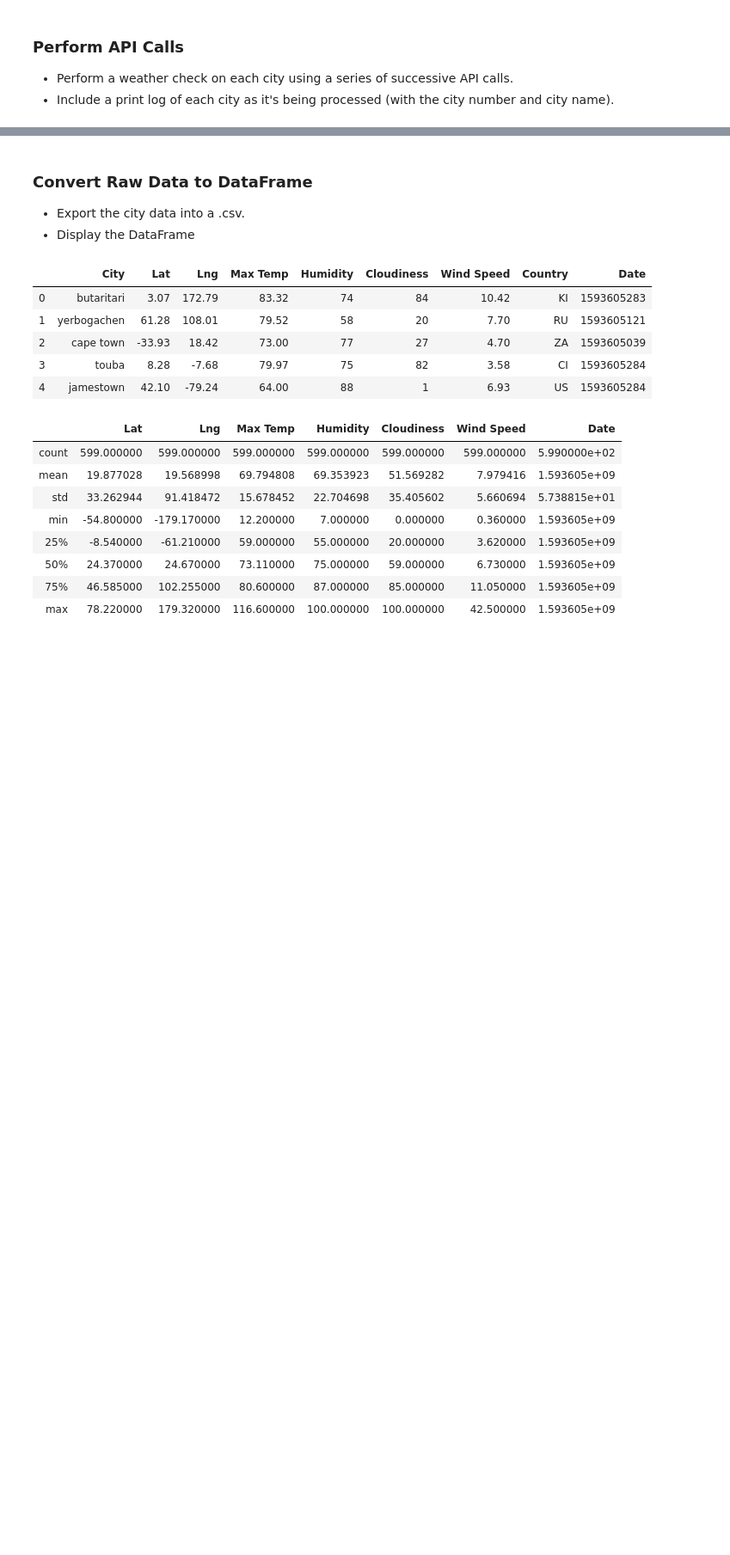
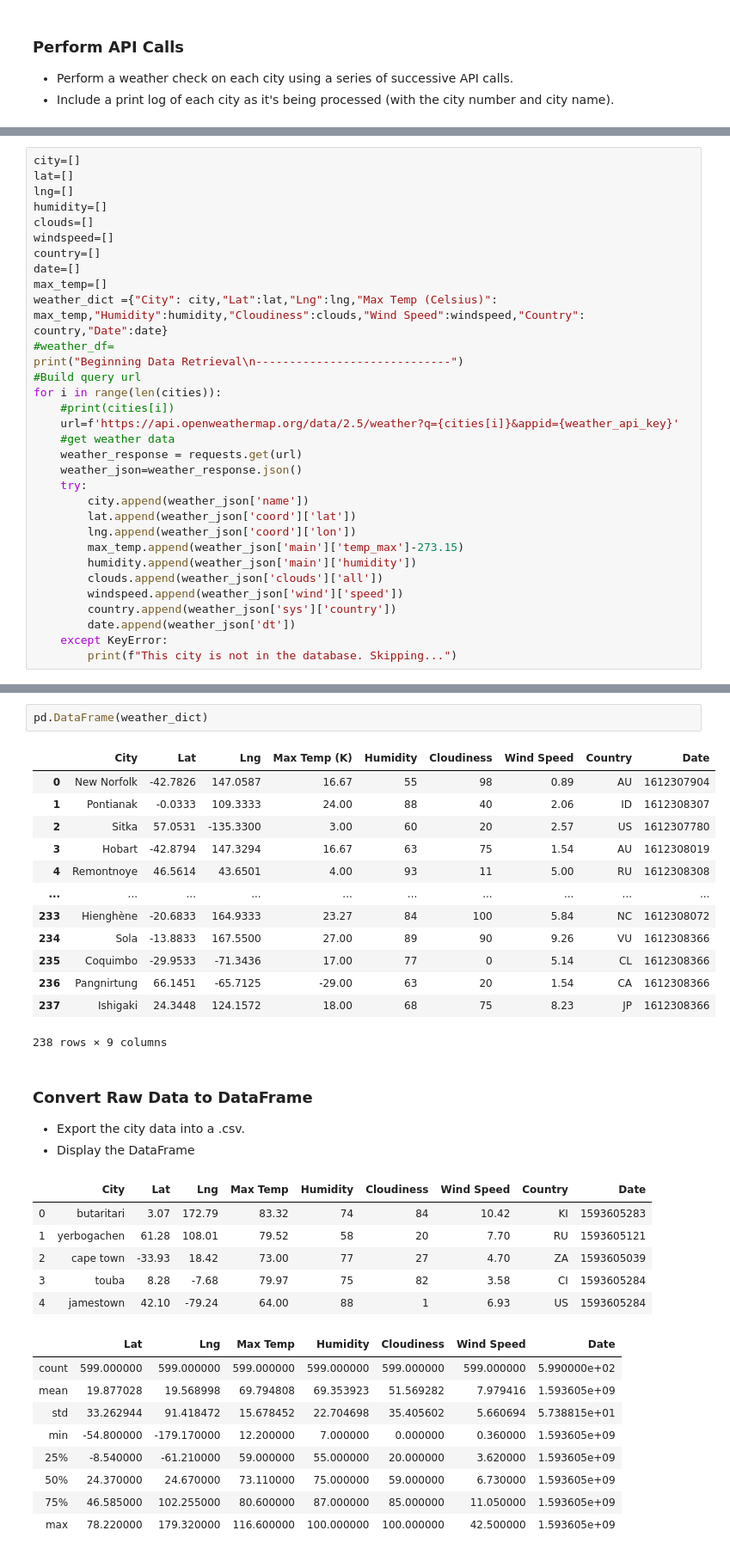
Before and after one commit to georgiafbi/python-api-challenge, a Jupyter notebook: WeatherPy.ipynb, the cells around one changed output, grey strips where cells are left out. Shown at 86% size. Drawn from its saved outputs; the diff is of its cells as text; blank space fills up the shorter version.

```diff
--- a/WeatherPy.ipynb
+++ b/WeatherPy.ipynb
@@ -87,0 +56,32 @@ Data Retrieval Complete
+# %%
+city=[]
+lat=[]
+lng=[]
+humidity=[]
+clouds=[]
+windspeed=[]
+country=[]
+date=[]
+max_temp=[]
+weather_dict ={"City": city,"Lat":lat,"Lng":lng,"Max Temp (Celsius)": max_temp,"Humidity":humidity,"Cloudiness":clouds,"Wind Speed":windspeed,"Country": country,"Date":date}
+#weather_df=
+print("Beginning Data Retrieval\n-----------------------------")
+#Build query url
+for i in range(len(cities)):
+    #print(cities[i])
+    url=f'https://api.openweathermap.org/data/2.5/weather?q={cities[i]}&appid={weather_api_key}'
+    #get weather data
+    weather_response = requests.get(url)
+    weather_json=weather_response.json()
+    try:
+        city.append(weather_json['name'])
+        lat.append(weather_json['coord']['lat'])
+        lng.append(weather_json['coord']['lon'])
+        max_temp.append(weather_json['main']['temp_max']-273.15)
+        humidity.append(weather_json['main']['humidity'])
+        clouds.append(weather_json['clouds']['all'])
+        windspeed.append(weather_json['wind']['speed'])
+        country.append(weather_json['sys']['country'])
+        date.append(weather_json['dt'])
+    except KeyError:
+        print(f"This city is not in the database. Skipping...")
@@ -88,3 +109,19 @@ Data Retrieval Complete
+# %%
+pd.DataFrame(weather_dict)
+# %% [output]
+|  | City | Lat | Lng | Max Temp (K) | Humidity | Cloudiness | Wind Speed | Country | Date |
+| 0 | New Norfolk | -42.7826 | 147.0587 | 16.67 | 55 | 98 | 0.89 | AU | 1612307904 |
+| 1 | Pontianak | -0.0333 | 109.3333 | 24.00 | 88 | 40 | 2.06 | ID | 1612308307 |
+| 2 | Sitka | 57.0531 | -135.3300 | 3.00 | 60 | 20 | 2.57 | US | 1612307780 |
+| 3 | Hobart | -42.8794 | 147.3294 | 16.67 | 63 | 75 | 1.54 | AU | 1612308019 |
+| 4 | Remontnoye | 46.5614 | 43.6501 | 4.00 | 93 | 11 | 5.00 | RU | 1612308308 |
+| ... | ... | ... | ... | ... | ... | ... | ... | ... | ... |
+| 233 | Hienghène | -20.6833 | 164.9333 | 23.27 | 84 | 100 | 5.84 | NC | 1612308072 |
+| 234 | Sola | -13.8833 | 167.5500 | 27.00 | 89 | 90 | 9.26 | VU | 1612308366 |
+| 235 | Coquimbo | -29.9533 | -71.3436 | 17.00 | 77 | 0 | 5.14 | CL | 1612308366 |
+| 236 | Pangnirtung | 66.1451 | -65.7125 | -29.00 | 63 | 20 | 1.54 | CA | 1612308366 |
+| 237 | Ishigaki | 24.3448 | 124.1572 | 18.00 | 68 | 75 | 8.23 | JP | 1612308366 |
+238 rows × 9 columns
 # %% [markdown]
 ### Convert Raw Data to DataFrame
 * Export the city data into a .csv.
```
Also changed, not shown: parts of 4 cells of this notebook.
